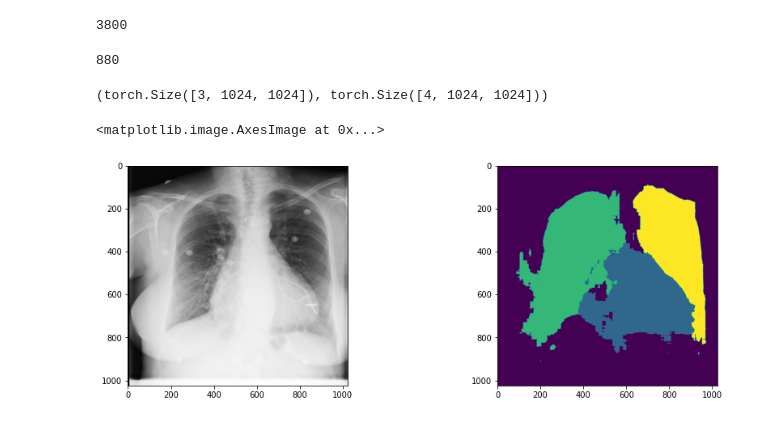
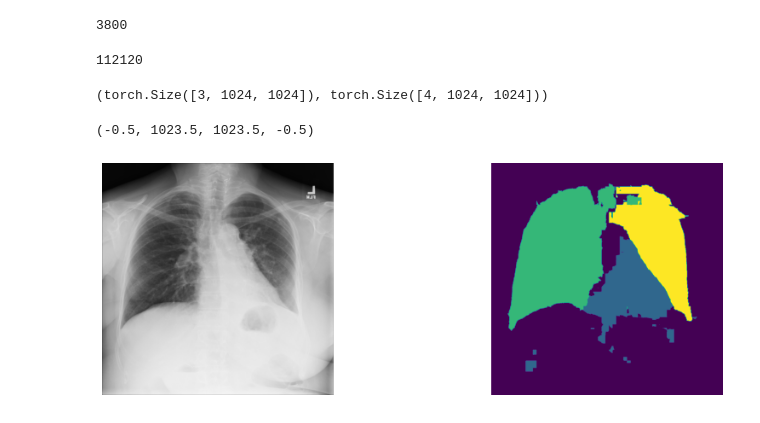
Before and after one commit to pdpino/medical-ai, a Jupyter notebook: medai/notebooks/segment_cxr.ipynb, the cells around one changed output. Drawn from its saved outputs; the diff is of its cells as text; code cells hidden in the pictures.

```diff
--- a/medai/notebooks/segment_cxr.ipynb
+++ b/medai/notebooks/segment_cxr.ipynb
@@ -140,10 +140,10 @@ len(dataset)
 # %%
 %run ../datasets/cxr14.py
 
-dataset = CXR14Dataset('test-bbox', image_size=(1024, 1024), frontal_only=True, masks=True)
+dataset = CXR14Dataset('all', image_size=(1024, 1024), frontal_only=True, masks=True)
 len(dataset)
 # %% [output]
-880
+112120
 # %%
 def squeeze_masks(masks):
     n_dim = len(item.masks.size())
@@ -154,18 +154,20 @@ def squeeze_masks(masks):
     multiplier = torch.arange(0, n_organs).unsqueeze(-1).unsqueeze(-1)
     return (multiplier * item.masks).sum(dim=0)
 # %%
-item = dataset[12]
+item = dataset[102]
 item.image.size(), item.masks.size()
 # %% [output]
 (torch.Size([3, 1024, 1024]), torch.Size([4, 1024, 1024]))
 # %%
 plt.figure(figsize=(15, 5))
 
 plt.subplot(1, 2, 1)
 plt.imshow(tensor_to_range01(item.image).permute(1, 2, 0))
+plt.axis('off')
 
 plt.subplot(1, 2, 2)
 plt.imshow(squeeze_masks(item.masks))
+plt.axis('off')
 # %% [output]
-<matplotlib.image.AxesImage at 0x...>
+(-0.5, 1023.5, 1023.5, -0.5)
-[figure, old version]
+[figure, new version]
```
Also changed, not shown: parts of 2 cells of this notebook, 13 other files.
